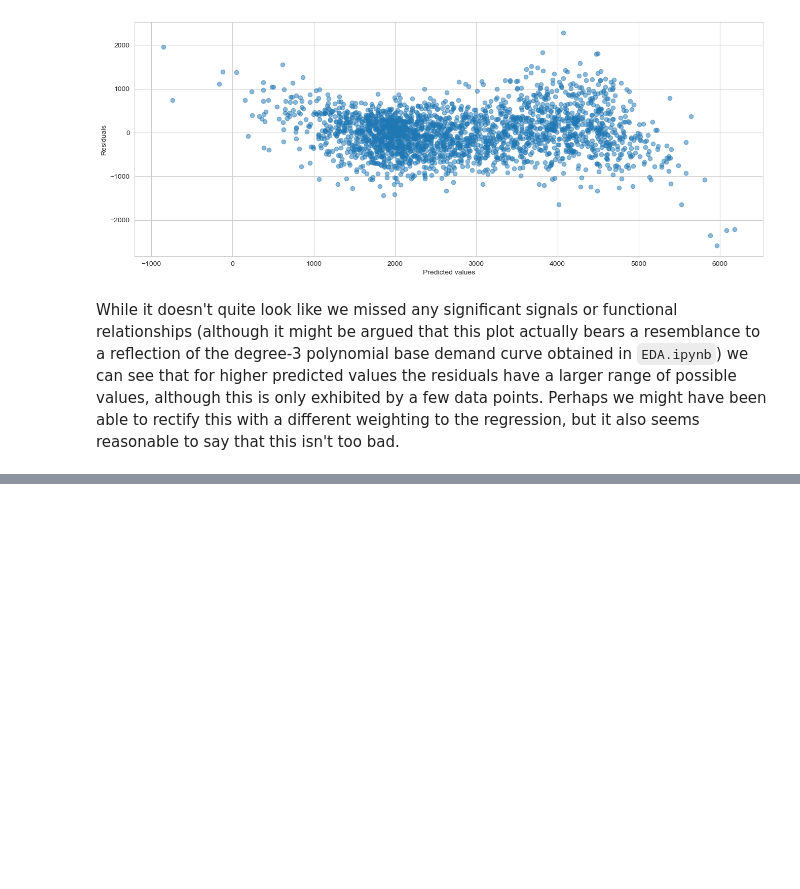
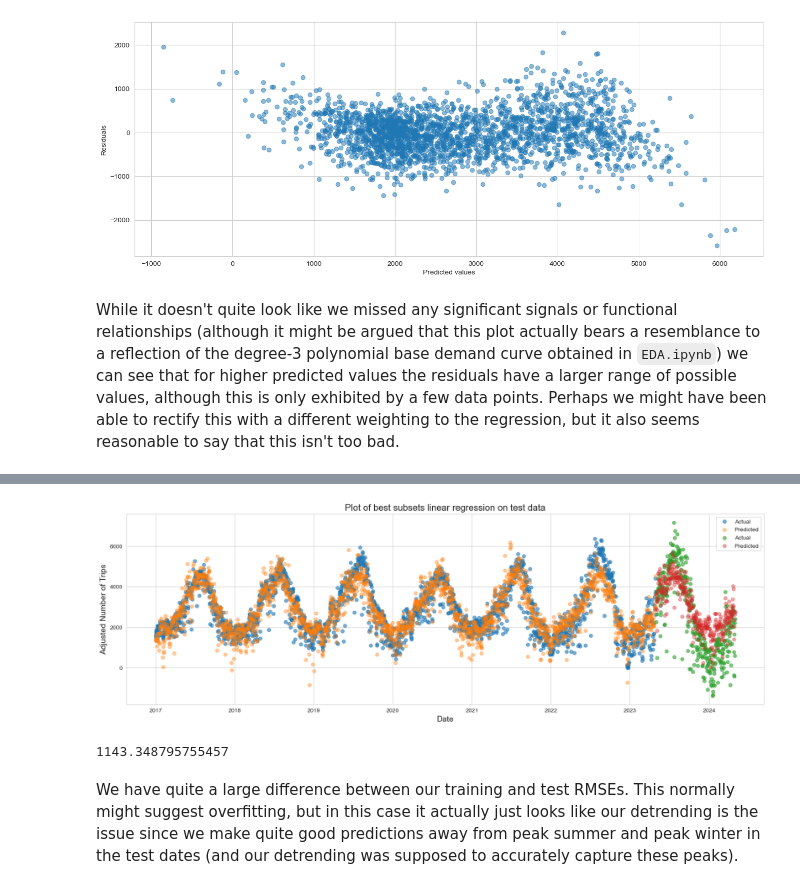
Before and after one commit to hodagben/bike-share-project, a Jupyter notebook: models/regressions.ipynb, the cells around one changed output, grey strips where cells are left out. Saved outputs shown, nothing was run; the diff lists cells and outputs as text; code cells hidden in the pictures; blank space fills up the shorter version.

```diff
--- a/models/regressions.ipynb
+++ b/models/regressions.ipynb
@@ -265,0 +308,37 @@ While it doesn't quite look like we missed any significant signals or functional
+# %%
+plt.figure(figsize=(20,6))
+
+plt.scatter(bikeshare.index,
+           bikeshare[target],
+           alpha=0.6,
+           label='Actual')
+
+plt.scatter(bikeshare.index.values,
+           preds_bestsubset,
+           alpha=0.4,
+           label='Predicted')
+
+plt.scatter(bikeshare_test.index,
+           bikeshare_test[target],
+           alpha=0.6,
+           label='Actual')
+
+plt.scatter(bikeshare_test.index.values,
+           test_preds,
+           alpha=0.4,
+           label='Predicted')
+
+plt.xlabel('Date',fontsize=14)
+plt.ylabel('Adjusted Number of Trips',fontsize=14)
+plt.title('Plot of best subsets linear regression on test data',fontsize=16)
+plt.legend()
+
+plt.show()
+# %% [output]
+[figure, added]
+# %%
+np.sqrt(mean_squared_error(bikeshare_test[target], test_preds))
+# %% [output]
+1143.348795755457
+# %% [markdown]
+We have quite a large difference between our training and test RMSEs. This normally might suggest overfitting, but in this case it actually just looks like our detrending is the issue since we make quite good predictions away from peak summer and peak winter in the test dates (and our detrending was supposed to accurately capture these peaks).
```
Also changed, not shown: parts of 10 cells of this notebook, 3 other files.
